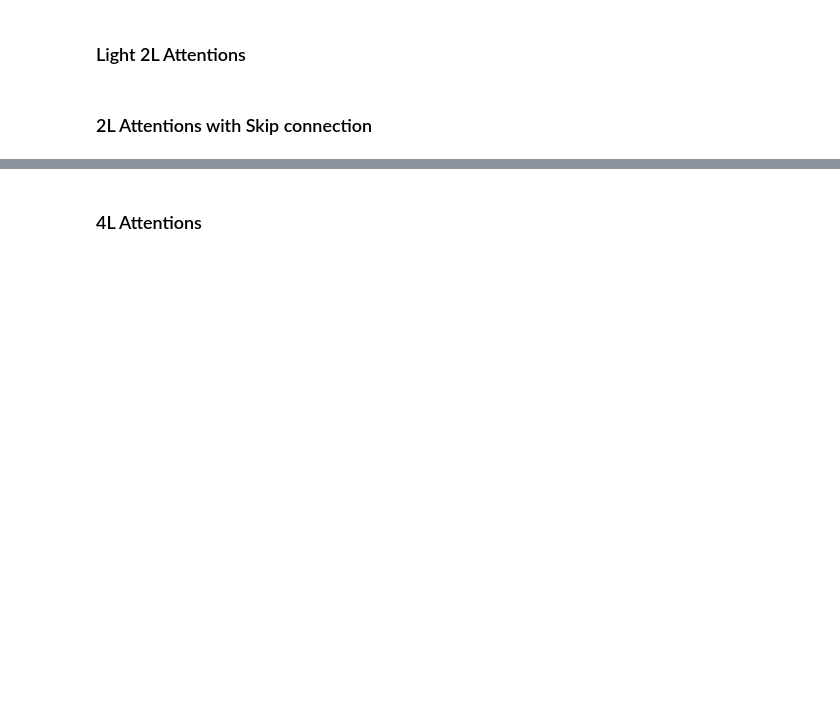
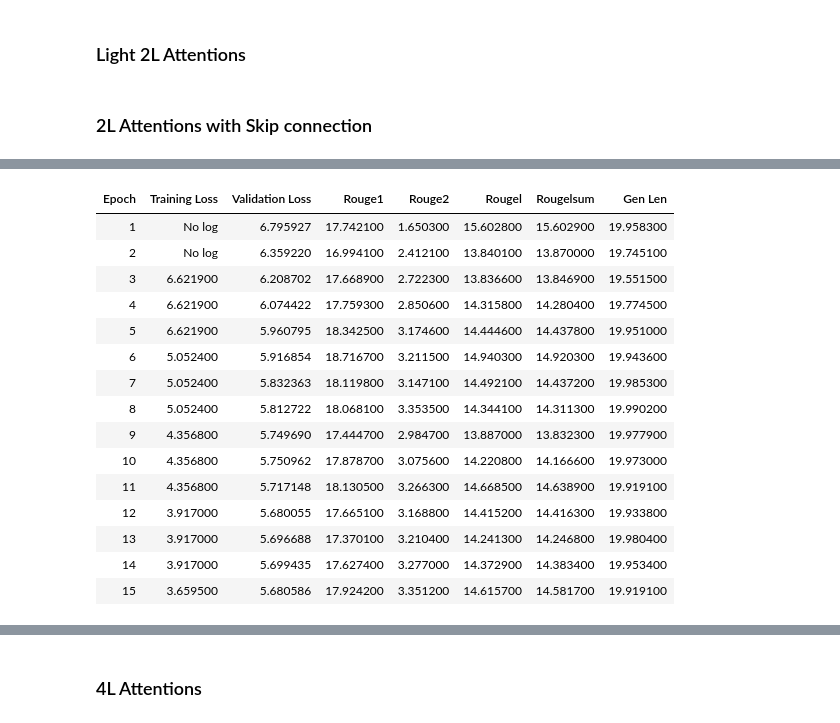
Before and after one commit to epsilon-deltta/nd-summarization, a Jupyter notebook: Fine-tuningDeepAttentions.ipynb, the cells around one changed output, grey strips where cells are left out. Cells and saved outputs as stored; diff of their text form; code cells hidden in the pictures; blank space fills up the shorter version.

Commit message:
ft-2layer, ft-2layer w/ skip connection

```diff
--- a/Fine-tuningDeepAttentions.ipynb
+++ b/Fine-tuningDeepAttentions.ipynb
@@ -345,0 +333,64 @@ The following columns in the evaluation set  don't have a corresponding argument
+# %%
+import copy
+from torch import nn
+evals = {}
+for i,attn in enumerate(attn_li[:]):
+    not_allowed = ('AFT_FULL','EMSA')
+    print(attn)
+    if attn.__str__().startswith(not_allowed):
+        continue
+
+    import os
+    model_name = attn.__str__().split('(')[0]
+    # model_name = model_checkpoint.split("/")[-1] + model_name
+    saved_path = os.path.join('./output',model_name)
+
+    args = Seq2SeqTrainingArguments(
+        saved_path,
+        evaluation_strategy = "epoch",
+        learning_rate=2e-5,
+        per_device_train_batch_size=batch_size,
+        per_device_eval_batch_size=batch_size,
+        weight_decay=0.01,
+        save_total_limit=3,
+        num_train_epochs=15,
+        predict_with_generate=True,
+        fp16=True,
+        save_strategy='epoch',
+        load_best_model_at_end=True,
+    #     push_to_hub=True,
+    )
+
+    class tel2lin1(nn.Module):
+        def __init__(self):
+            super(tel2lin1,self).__init__()
+            # self.tel = nn.TransformerEncoderLayer(d_model=768,nhead=3,batch_first=True)
+            tels = [copy.deepcopy(attn) for _ in range(2) ]
+            self.tels = nn.ModuleList(tels)
+            self.lin = nn.Linear(in_features=768,out_features=50265, bias=False)
+
+        def forward(self,x):
+            if attn.__str__().startswith('ExternalAttention'):
+                for tel in self.tels:
+                    x = tel(x)+x
+            else:
+                for tel in self.tels:
+                    x = tel(x,x,x)+x
+            x = self.lin(x)
+            return x
+    model.lm_head = tel2lin1()
+
+    trainer = Seq2SeqTrainer(
+        model,
+        args,
+        train_dataset=tr,
+        eval_dataset=val,
+        data_collator=data_collator,
+        tokenizer=tokenizer,
+        compute_metrics=compute_metrics
+    )
+
+    trainer.train()
+
+    evals[f'{model_name}'] = trainer.evaluate(eval_dataset=te)
+# %% [output]
@@ -345,0 +414,16 @@ The following columns in the evaluation set  don't have a corresponding argument
+| Epoch | Training Loss | Validation Loss | Rouge1 | Rouge2 | Rougel | Rougelsum | Gen Len |
+| 1 | No log | 6.795927 | 17.742100 | 1.650300 | 15.602800 | 15.602900 | 19.958300 |
+| 2 | No log | 6.359220 | 16.994100 | 2.412100 | 13.840100 | 13.870000 | 19.745100 |
+| 3 | 6.621900 | 6.208702 | 17.668900 | 2.722300 | 13.836600 | 13.846900 | 19.551500 |
+| 4 | 6.621900 | 6.074422 | 17.759300 | 2.850600 | 14.315800 | 14.280400 | 19.774500 |
+| 5 | 6.621900 | 5.960795 | 18.342500 | 3.174600 | 14.444600 | 14.437800 | 19.951000 |
+| 6 | 5.052400 | 5.916854 | 18.716700 | 3.211500 | 14.940300 | 14.920300 | 19.943600 |
+| 7 | 5.052400 | 5.832363 | 18.119800 | 3.147100 | 14.492100 | 14.437200 | 19.985300 |
+| 8 | 5.052400 | 5.812722 | 18.068100 | 3.353500 | 14.344100 | 14.311300 | 19.990200 |
+| 9 | 4.356800 | 5.749690 | 17.444700 | 2.984700 | 13.887000 | 13.832300 | 19.977900 |
+| 10 | 4.356800 | 5.750962 | 17.878700 | 3.075600 | 14.220800 | 14.166600 | 19.973000 |
+| 11 | 4.356800 | 5.717148 | 18.130500 | 3.266300 | 14.668500 | 14.638900 | 19.919100 |
+| 12 | 3.917000 | 5.680055 | 17.665100 | 3.168800 | 14.415200 | 14.416300 | 19.933800 |
+| 13 | 3.917000 | 5.696688 | 17.370100 | 3.210400 | 14.241300 | 14.246800 | 19.980400 |
+| 14 | 3.917000 | 5.699435 | 17.627400 | 3.277000 | 14.372900 | 14.383400 | 19.953400 |
+| 15 | 3.659500 | 5.680586 | 17.924200 | 3.351200 | 14.615700 | 14.581700 | 19.919100 |
```
Also changed, not shown: parts of 14 cells of this notebook, 2 other files.
